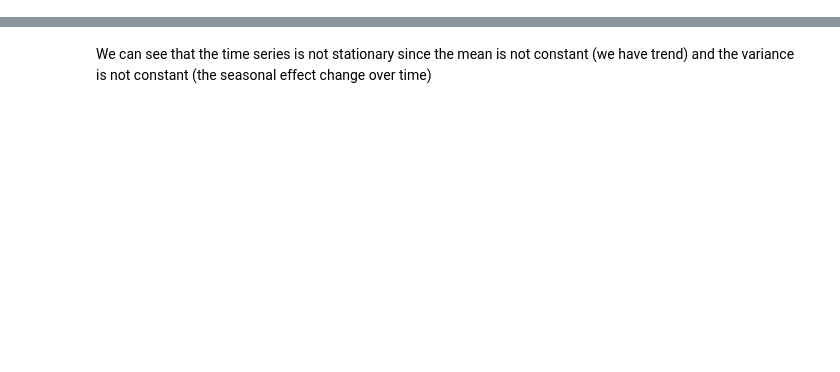
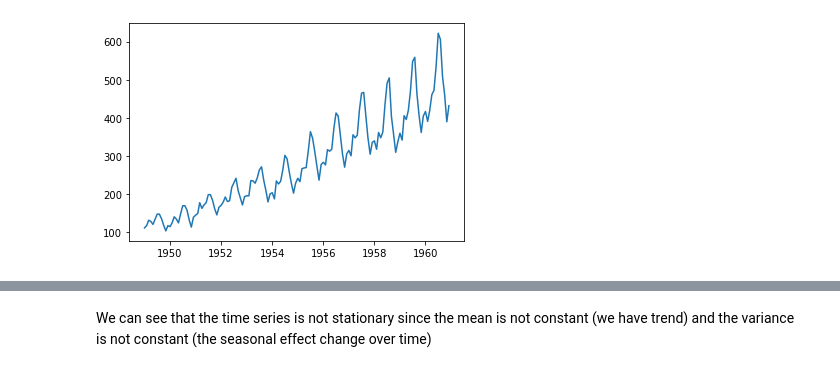
Before and after one commit to isrkan/DataSciencePractice, a Jupyter notebook: Time_series_prediction.ipynb, the cells around one changed output, grey strips where cells are left out. Cells and saved outputs as stored; diff of their text form; code cells hidden in the pictures; blank space fills up the shorter version.

```diff
--- a/Time_series_prediction.ipynb
+++ b/Time_series_prediction.ipynb
@@ -43,0 +46,5 @@ plt.show()
+# %%
+plt.plot(data['Passengers'])
+plt.show()
+# %% [output]
+[figure, added]
```
Also changed, not shown: parts of 104 cells of this notebook.
